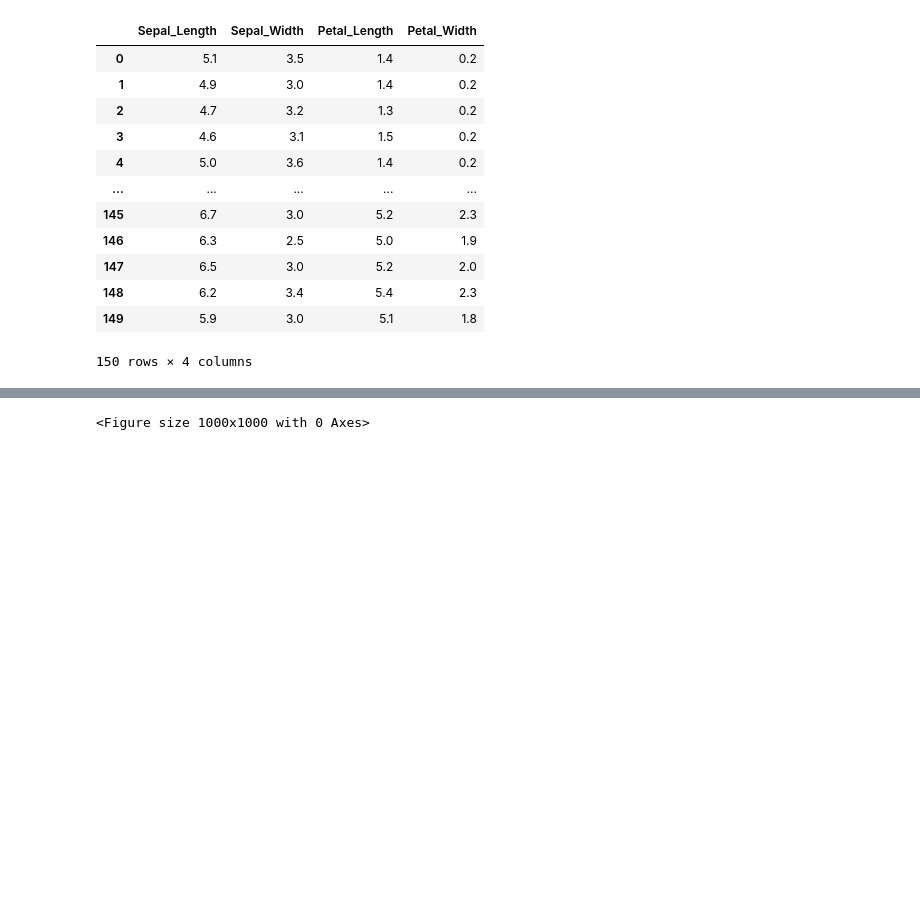
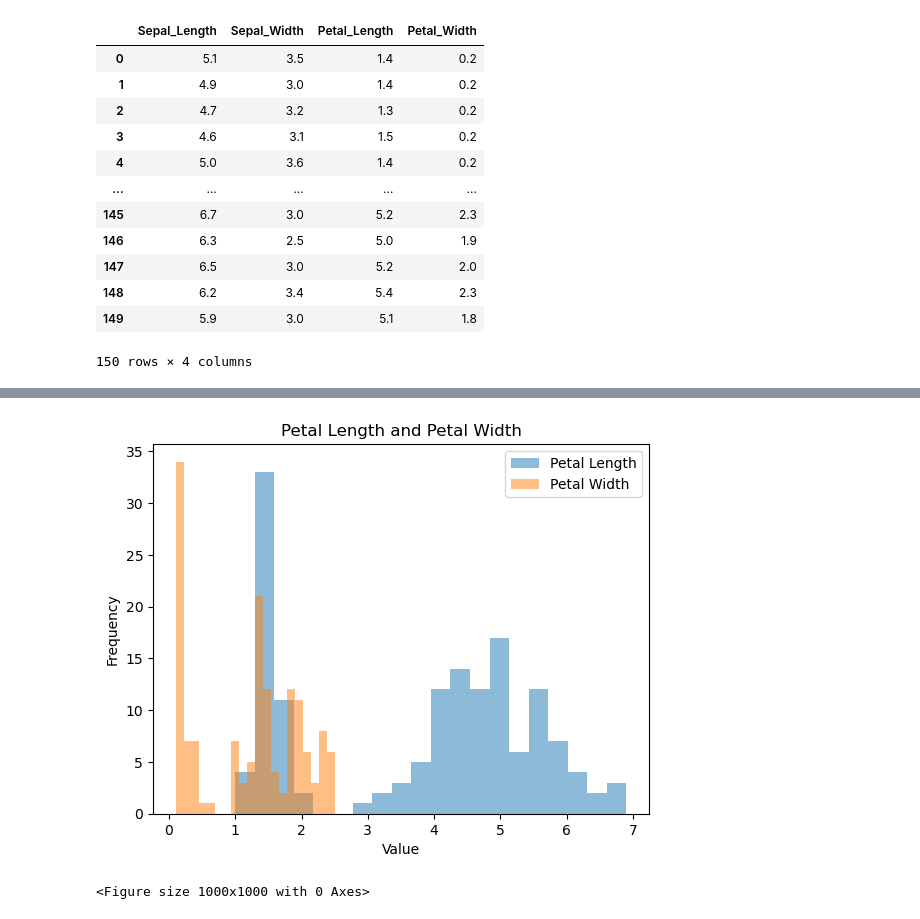
Before and after one commit to SeanE15/MachineLearning-Statistics, a Jupyter notebook: project.ipynb, the cells around one changed output, grey strips where cells are left out. Saved outputs shown, nothing was run; the diff lists cells and outputs as text; code cells hidden in the pictures; blank space fills up the shorter version.

```diff
--- a/project.ipynb
+++ b/project.ipynb
@@ -238,3 +286,22 @@ x
+# %%
+# Create the histogram for Petal_Length
+plt.hist(iris['Petal_Length'], label='Petal Length', alpha=0.5, bins=20)
+
+# Create the histogram for Petal_Width
+plt.hist(iris['Petal_Width'], label='Petal Width', alpha=0.5, bins=20)
+
+# Add labels and title
+plt.xlabel('Value')
+plt.ylabel('Frequency')
+plt.title('Petal Length and Petal Width')
+
+# Add a legend
+plt.legend()
+
+# Show the plot
+plt.show()
+# %% [output]
+[figure, added]
 # %%
 # Exploratory plots.
 plt.figure(figsize =(10,10))
```
Also changed, not shown: parts of 17 cells of this notebook, 1 other file.
